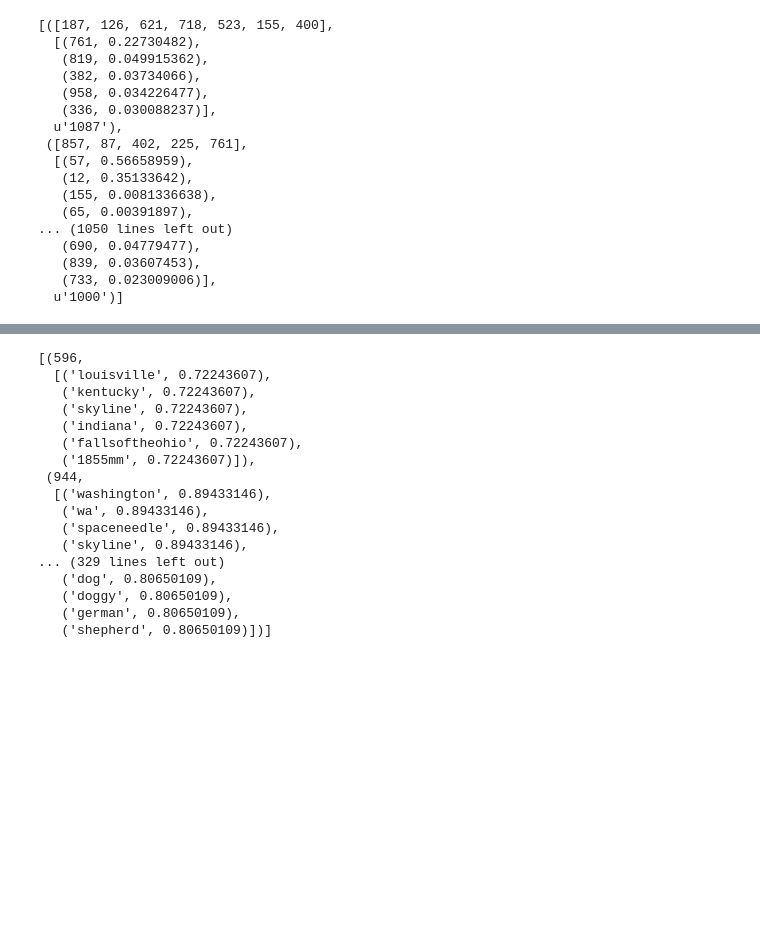
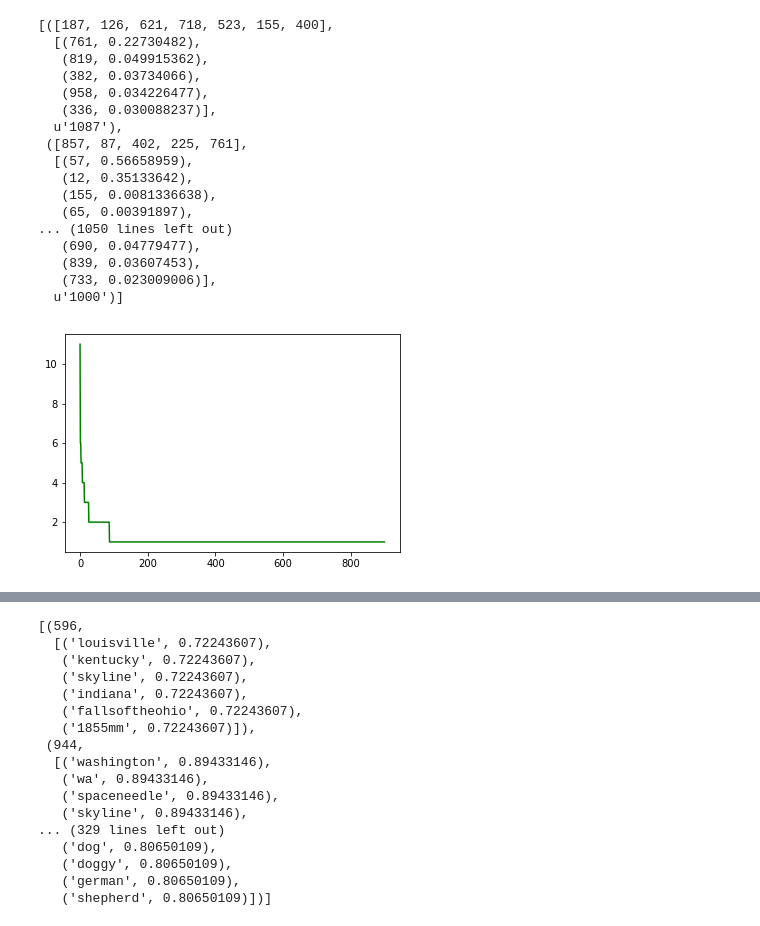
Before and after one commit to sergiushub/tfm-tag-inference, a Jupyter notebook: tfm_tensoronspark.ipynb, the cells around one changed output, grey strips where cells are left out. Saved outputs shown, nothing was run; the diff lists cells and outputs as text; code cells hidden in the pictures; blank space fills up the shorter version.

```diff
--- a/tfm_tensoronspark.ipynb
+++ b/tfm_tensoronspark.ipynb
@@ -22,9 +26,12 @@ DATA_URL = 'http://download.tensorflow.org/models/image/imagenet/inception-2015-
 
 IMG_URL = 'hdfs://localhost:9000/data/im10*.jpg'
 TAG_URL = 'hdfs://localhost:9000/data/meta/tags/tags10*.txt'
+
+NUM_FEATURES = 1000
+NUM_MIN_OBSERVATIONS = 3
 # %%
 # list of most used tags ordered from the most to the less used
-most_used_tags = sc.binaryFiles(TAG_URL).flatMap(lambda x:x[1].splitlines()).map(lambda x:(x,1)).reduceByKey(lambda x,y:x+y).sortBy(lambda x:x[1],ascending=False).take(1000)
+most_used_tags = sc.binaryFiles(TAG_URL).flatMap(lambda x:x[1].splitlines()).map(lambda x:(x,1)).reduceByKey(lambda x,y:x+y).sortBy(lambda x:x[1],ascending=False).take(NUM_FEATURES)
 
 def clean_img_rdd(x):
     key = os.path.basename(x[0]).split('.')[0][2:]
@@ -37,7 +44,6 @@ def clean_tags_rdd(x):
     for tag in tags:
         for pos, val in enumerate(most_used_tags):
             if val[0] == tag:
-                print("ok!")
                 value.append(pos)
                 break
     return (key,value)
@@ -186,6 +192,20 @@ local_inference_images
    (839, 0.03607453),
    (733, 0.023009006)],
   u'1000')]
+# %%
+ids = []
+values = []
+names = []
+for id,val in enumerate(most_used_tags):
+    ids.append(id)
+    values.append(val[1])
+    names.append(val[0])
+
+import matplotlib.pyplot as plt
+plt.plot(ids, values, 'g')
+plt.show()
+# %% [output]
+[figure, added]
 # %%
 def merge_tag_as_label(categories_and_tags):
     tags = categories_and_tags[0]
```
Also changed, not shown: parts of 10 cells of this notebook, 1 other file.
